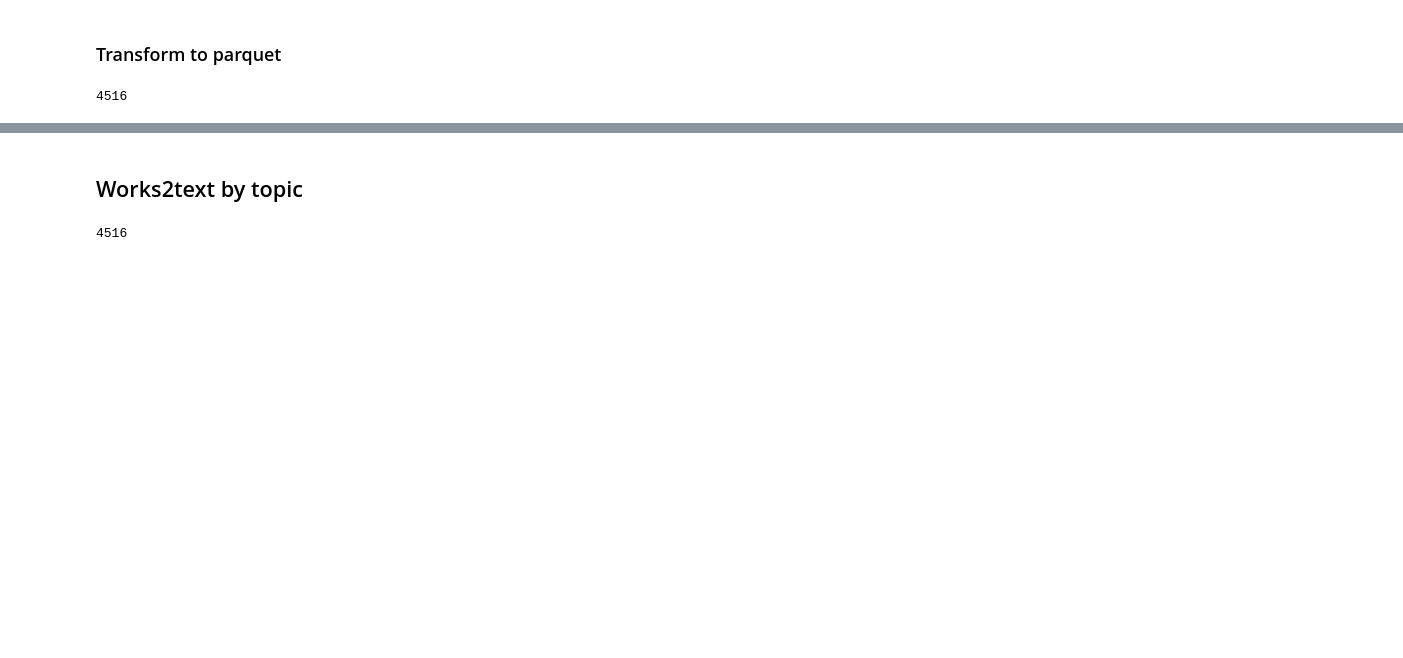
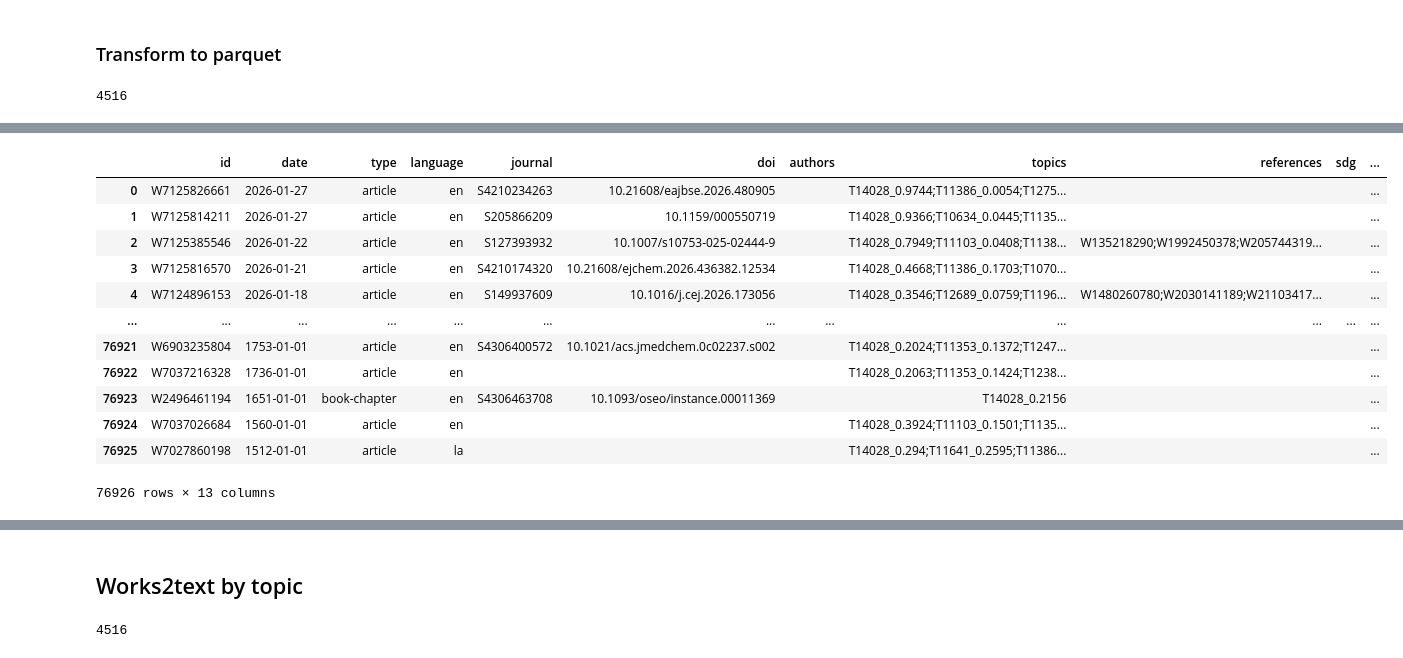
Before and after one commit to gabriele-di-bona/OpenAlex-Dataset-Creation, a Jupyter notebook: notebooks/aux_convert_csv2parquet.ipynb, the cells around one changed output, grey strips where cells are left out. Cells and saved outputs as stored; diff of their text form; code cells hidden in the pictures; blank space fills up the shorter version.

```diff
--- a/notebooks/aux_convert_csv2parquet.ipynb
+++ b/notebooks/aux_convert_csv2parquet.ipynb
@@ -304,0 +439,16 @@ Converting dtypes took 0.01 sec. Size before: 0.02GB, after: 0.02GB
+# %%
+df
+# %% [output]
+|  | id | date | type | language | journal | doi | authors | topics | references | sdg | ... |
+| 0 | W7125826661 | 2026-01-27 | article | en | S4210234263 | 10.21608/eajbse.2026.480905 |  | T14028_0.9744;T11386_0.0054;T1275... |  |  | ... |
+| 1 | W7125814211 | 2026-01-27 | article | en | S205866209 | 10.1159/000550719 |  | T14028_0.9366;T10634_0.0445;T1135... |  |  | ... |
+| 2 | W7125385546 | 2026-01-22 | article | en | S127393932 | 10.1007/s10753-025-02444-9 |  | T14028_0.7949;T11103_0.0408;T1138... | W135218290;W1992450378;W205744319... |  | ... |
+| 3 | W7125816570 | 2026-01-21 | article | en | S4210174320 | 10.21608/ejchem.2026.436382.12534 |  | T14028_0.4668;T11386_0.1703;T1070... |  |  | ... |
+| 4 | W7124896153 | 2026-01-18 | article | en | S149937609 | 10.1016/j.cej.2026.173056 |  | T14028_0.3546;T12689_0.0759;T1196... | W1480260780;W2030141189;W21103417... |  | ... |
+| ... | ... | ... | ... | ... | ... | ... | ... | ... | ... | ... | ... |
+| 76921 | W6903235804 | 1753-01-01 | article | en | S4306400572 | 10.1021/acs.jmedchem.0c02237.s002 |  | T14028_0.2024;T11353_0.1372;T1247... |  |  | ... |
+| 76922 | W7037216328 | 1736-01-01 | article | en |  |  |  | T14028_0.2063;T11353_0.1424;T1238... |  |  | ... |
+| 76923 | W2496461194 | 1651-01-01 | book-chapter | en | S4306463708 | 10.1093/oseo/instance.00011369 |  | T14028_0.2156 |  |  | ... |
+| 76924 | W7037026684 | 1560-01-01 | article | en |  |  |  | T14028_0.3924;T11103_0.1501;T1135... |  |  | ... |
+| 76925 | W7027860198 | 1512-01-01 | article | la |  |  |  | T14028_0.294;T11641_0.2595;T11386... |  |  | ... |
+76926 rows × 13 columns
```
Also changed, not shown: parts of 25 cells of this notebook, 19 other files.
